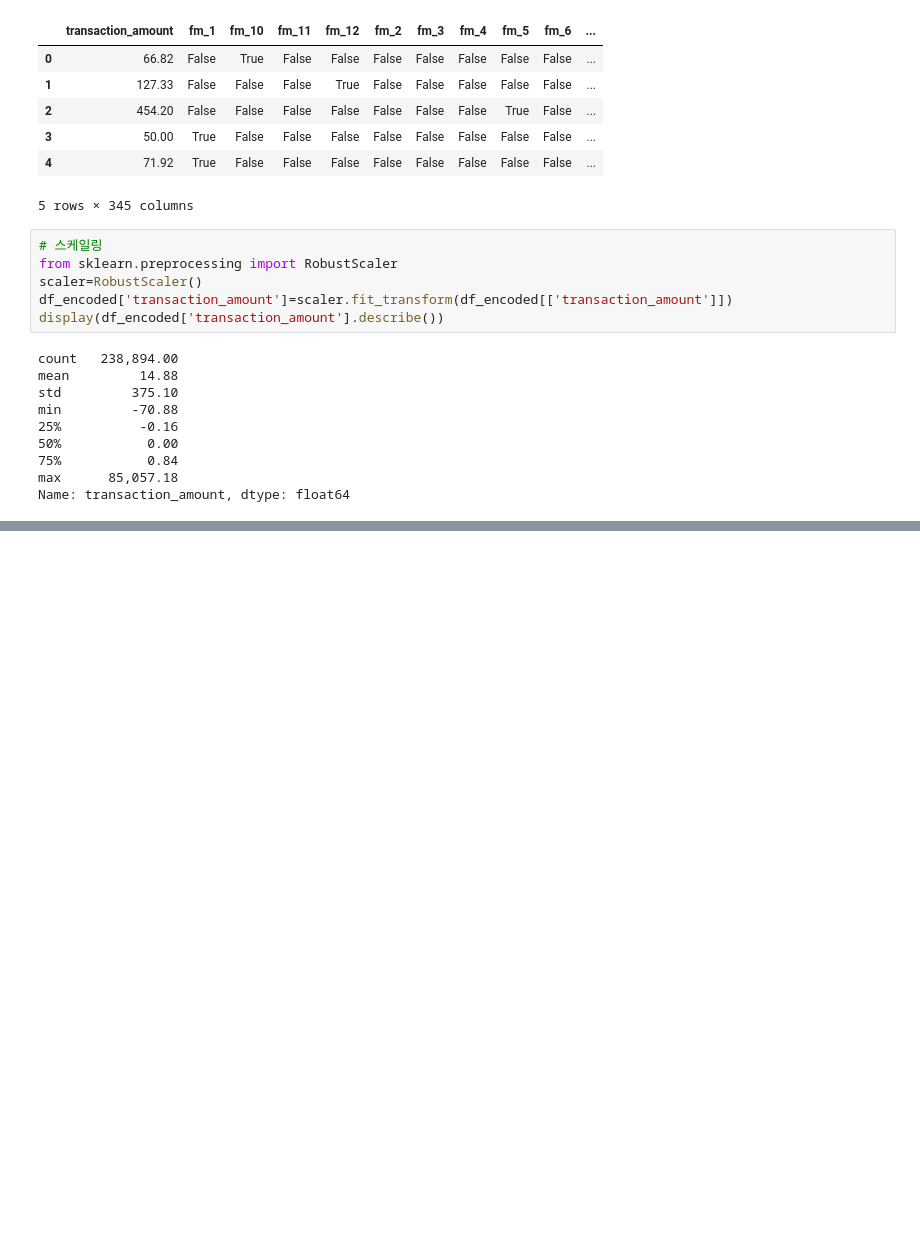
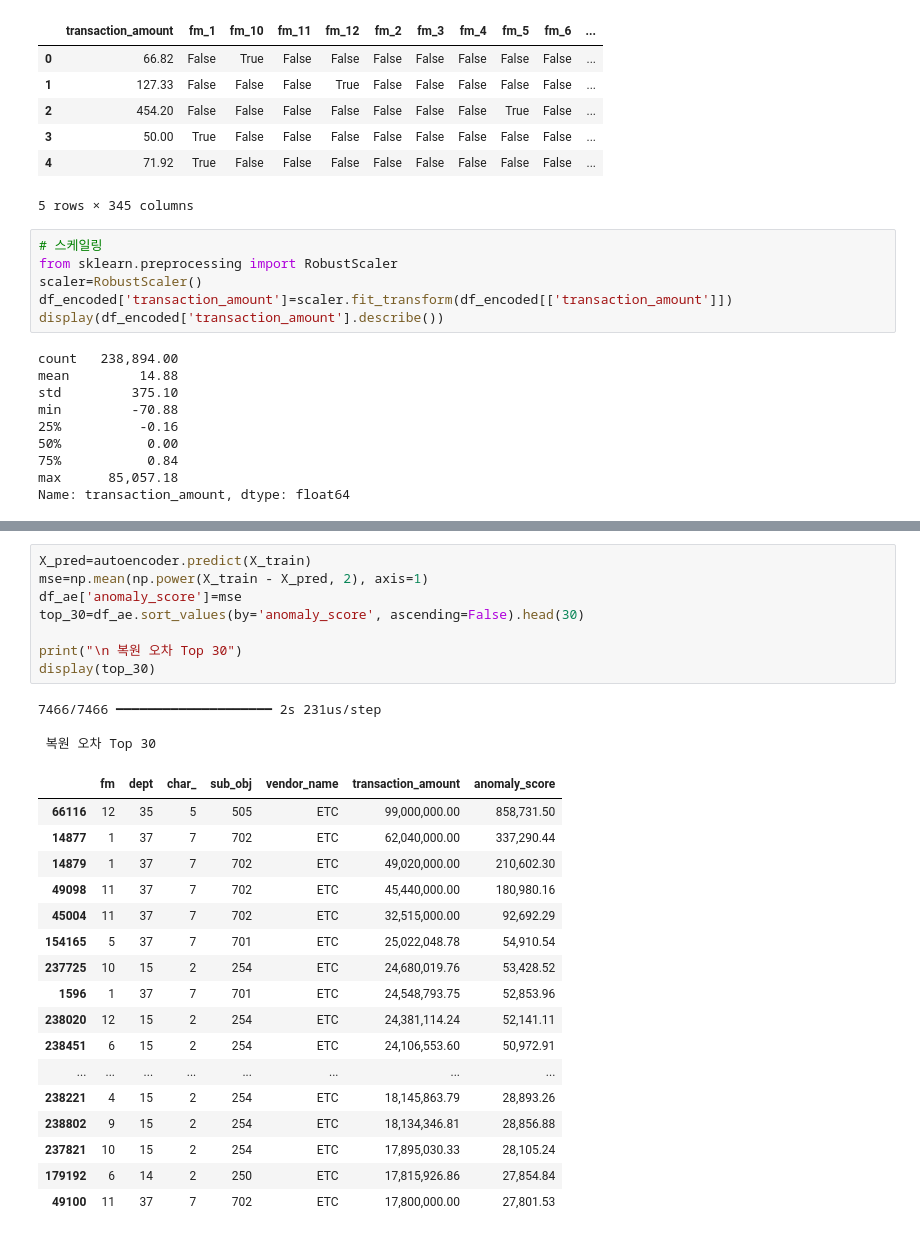
Before and after one commit to yeongwuu/Unsupervised-Fraud-Detection-in-Accounting-Data-using-Autoencoder, a Jupyter notebook: Project_1.ipynb, the cells around one changed output, grey strips where cells are left out. Drawn from its saved outputs; the diff is of its cells as text; blank space fills up the shorter version.

```diff
--- a/Project_1.ipynb
+++ b/Project_1.ipynb
@@ -349,0 +455,29 @@ Name: transaction_amount, dtype: float64
+# %%
+X_pred=autoencoder.predict(X_train)
+mse=np.mean(np.power(X_train - X_pred, 2), axis=1)
+df_ae['anomaly_score']=mse
+top_30=df_ae.sort_values(by='anomaly_score', ascending=False).head(30)
+
+print("\n 복원 오차 Top 30")
+display(top_30)
+# %% [output]
+7466/7466 ━━━━━━━━━━━━━━━━━━━━ 2s 231us/step
+
+ 복원 오차 Top 30
+|  | fm | dept | char_ | sub_obj | vendor_name | transaction_amount | anomaly_score |
+| 66116 | 12 | 35 | 5 | 505 | ETC | 99,000,000.00 | 858,731.50 |
+| 14877 | 1 | 37 | 7 | 702 | ETC | 62,040,000.00 | 337,290.44 |
+| 14879 | 1 | 37 | 7 | 702 | ETC | 49,020,000.00 | 210,602.30 |
+| 49098 | 11 | 37 | 7 | 702 | ETC | 45,440,000.00 | 180,980.16 |
+| 45004 | 11 | 37 | 7 | 702 | ETC | 32,515,000.00 | 92,692.29 |
+| 154165 | 5 | 37 | 7 | 701 | ETC | 25,022,048.78 | 54,910.54 |
+| 237725 | 10 | 15 | 2 | 254 | ETC | 24,680,019.76 | 53,428.52 |
+| 1596 | 1 | 37 | 7 | 701 | ETC | 24,548,793.75 | 52,853.96 |
+| 238020 | 12 | 15 | 2 | 254 | ETC | 24,381,114.24 | 52,141.11 |
+| 238451 | 6 | 15 | 2 | 254 | ETC | 24,106,553.60 | 50,972.91 |
+| ... | ... | ... | ... | ... | ... | ... | ... |
+| 238221 | 4 | 15 | 2 | 254 | ETC | 18,145,863.79 | 28,893.26 |
+| 238802 | 9 | 15 | 2 | 254 | ETC | 18,134,346.81 | 28,856.88 |
+| 237821 | 10 | 15 | 2 | 254 | ETC | 17,895,030.33 | 28,105.24 |
+| 179192 | 6 | 14 | 2 | 250 | ETC | 17,815,926.86 | 27,854.84 |
+| 49100 | 11 | 37 | 7 | 702 | ETC | 17,800,000.00 | 27,801.53 |
```
Also changed, not shown: parts of 13 cells of this notebook.
